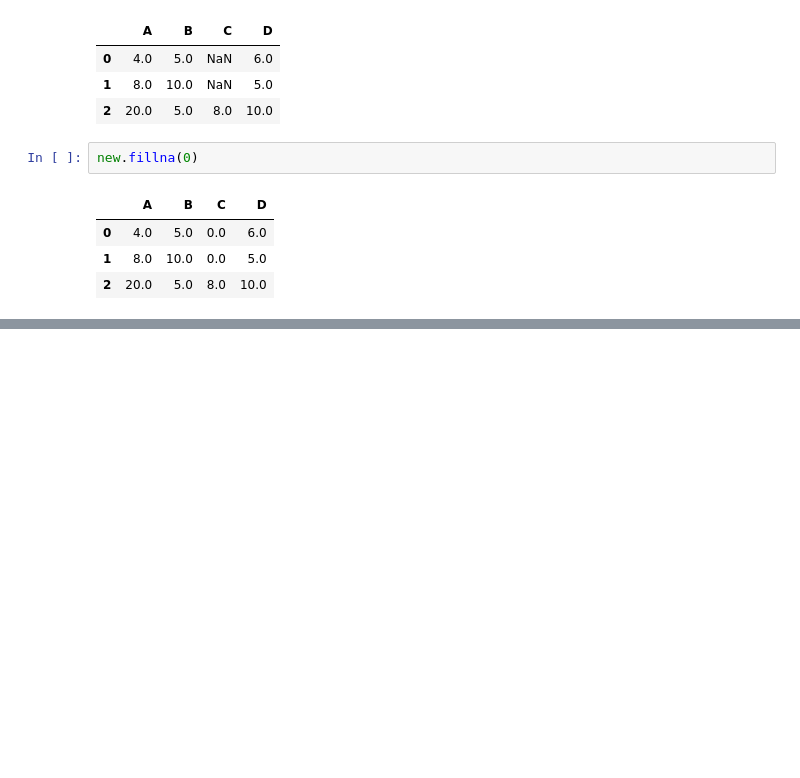
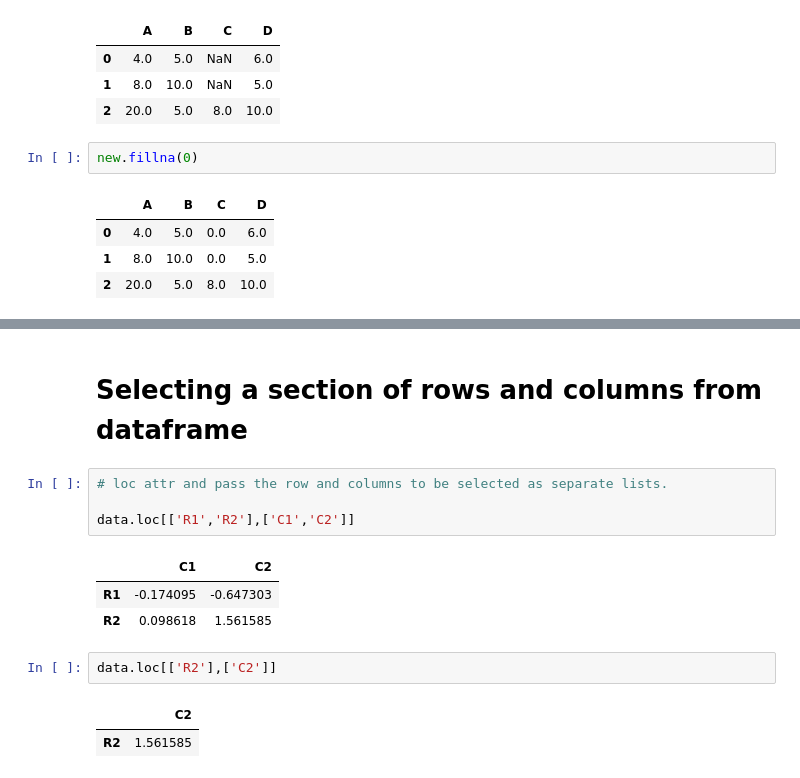
Before and after one commit to jisshub/ML-Bootcamp, a Jupyter notebook: pandas_basics.ipynb, the cells around one changed output, grey strips where cells are left out. Drawn from its saved outputs; the diff is of its cells as text; blank space fills up the shorter version.

```diff
--- a/pandas_basics.ipynb
+++ b/pandas_basics.ipynb
@@ -490,0 +565,15 @@ new.fillna(0)
+# %% [markdown]
+# Selecting a section of rows and columns from dataframe
+# %%
+# loc attr and pass the row and columns to be selected as separate lists.
+
+data.loc[['R1','R2'],['C1','C2']]
+# %% [output]
+|  | C1 | C2 |
+| R1 | -0.174095 | -0.647303 |
+| R2 | 0.098618 | 1.561585 |
+# %%
+data.loc[['R2'],['C2']]
+# %% [output]
+|  | C2 |
+| R2 | 1.561585 |
```
Also changed, not shown: parts of 19 cells of this notebook.
